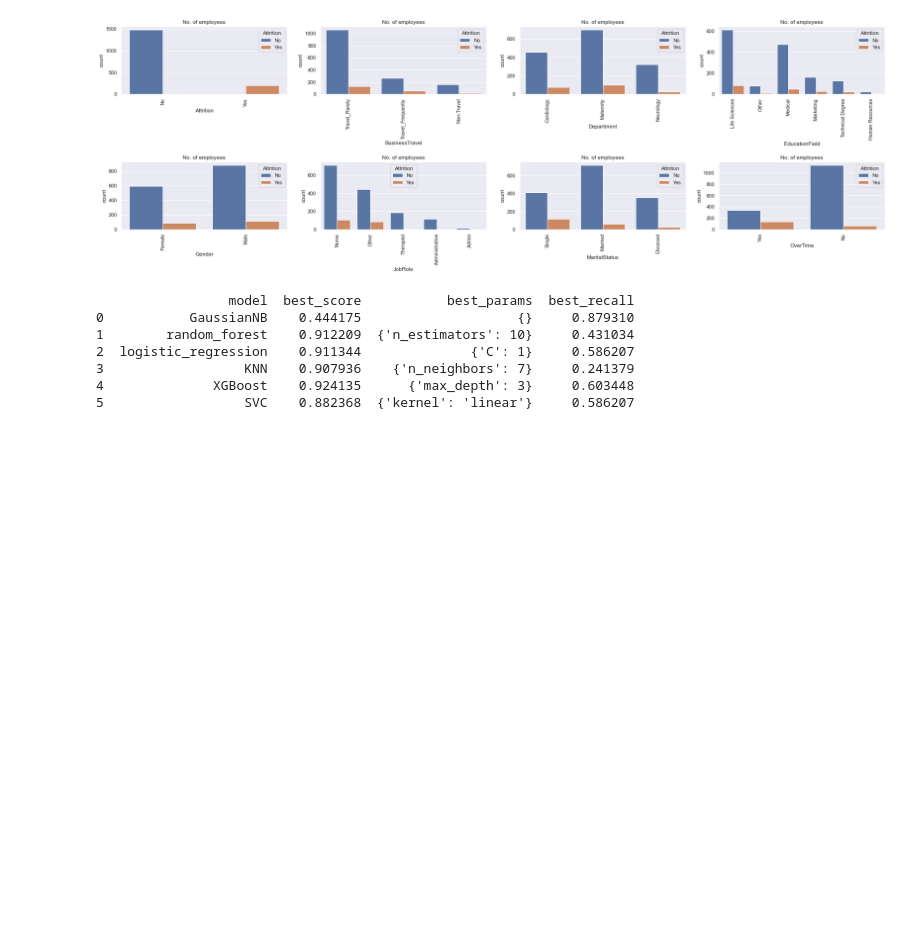
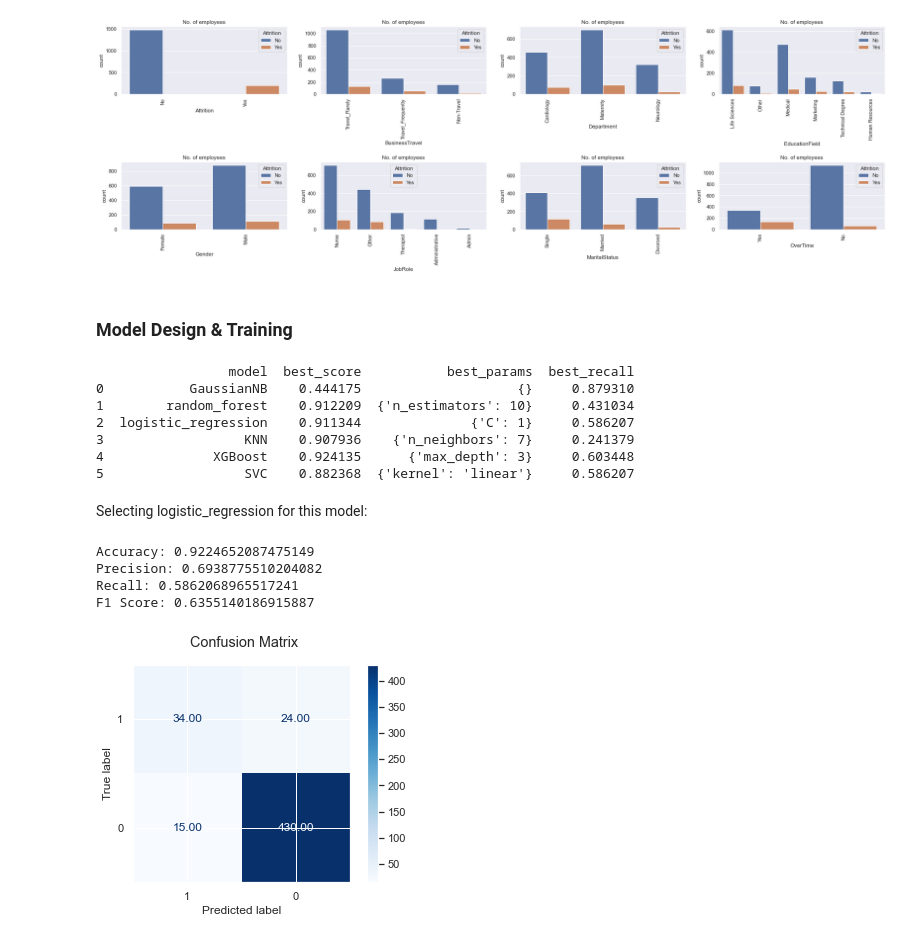
Before and after one commit to W4N2/MLNotebooks, a Jupyter notebook: HealthCareEmployeeChurnPrediction.ipynb, the cells around one changed output. Drawn from its saved outputs; the diff is of its cells as text; code cells hidden in the pictures; blank space fills up the shorter version.

```diff
--- a/HealthCareEmployeeChurnPrediction.ipynb
+++ b/HealthCareEmployeeChurnPrediction.ipynb
@@ -91,6 +91,8 @@ for i, j in enumerate(categorical_columns):
     plt.title("No. of employees")
 # %% [output]
 [figure]
+# %% [markdown]
+### Model Design & Training
 # %%
 from lib.utils.MLUtils import MLUtils
 mlutils= MLUtils()
@@ -106,3 +108,53 @@ gvsearch_results
 3                  KNN    0.907936    {'n_neighbors': 7}     0.241379
 4              XGBoost    0.924135      {'max_depth': 3}     0.603448
 5                  SVC    0.882368  {'kernel': 'linear'}     0.586207
+# %% [markdown]
+Selecting logistic_regression for this model:
+# %%
+from sklearn.linear_model import LogisticRegression
+from sklearn.model_selection import cross_val_score, train_test_split
+from sklearn.compose import ColumnTransformer
+from sklearn.preprocessing import StandardScaler, OneHotEncoder, PolynomialFeatures, MinMaxScaler
+from sklearn.pipeline import Pipeline
+
+X_train, X_test, y_train, y_test = train_test_split(X, y, test_size=.3, random_state=1)
+
+x_train_num_cols = [col for col in X_train.columns if X_train[col].dtypes in ("int64", "float64")]
+x_train_cat_cols = [col for col in X_train.columns if X_train[col].dtypes in ("object", "category")]
+ohe = OneHotEncoder()
+mms = MinMaxScaler()
+
+t = [
+    ('cat', ohe, x_train_cat_cols),
+    ('num', mms, x_train_num_cols)
+    ]
+col_transform = ColumnTransformer(transformers=t)
+polfeatures = PolynomialFeatures()
+
+model = LogisticRegression(C=1, max_iter=300, random_state=42)
+pipeline = Pipeline(steps=[
+            ('t', col_transform),
+            ("p", polfeatures),
+            ('m', model)
+            ], )
+pipeline.fit(X_train, y_train)
+y_predicted = pipeline.predict(X_test)
+# %%
+from sklearn import metrics
+
+pipeline.score(X_test,y_test)
+print("Accuracy:",metrics.accuracy_score(y_test,y_predicted))
+print("Precision:",metrics.precision_score(y_test,y_predicted))
+print("Recall:",metrics.recall_score(y_test, y_predicted))
+print("F1 Score:",metrics.f1_score(y_test, y_predicted))
+# %% [output]
+Accuracy: 0.9224652087475149
+Precision: 0.6938775510204082
+Recall: 0.5862068965517241
+F1 Score: 0.6355140186915887
+# %%
+plot = metrics.plot_confusion_matrix(pipeline, X_test, y_test, labels=[1,0], cmap = plt.cm.Blues, values_format = '.2f')
+plot.figure_.suptitle("Confusion Matrix")
+plt.show()
+# %% [output]
+[figure, added]
```
Also changed, not shown: parts of 1 cell of this notebook.
